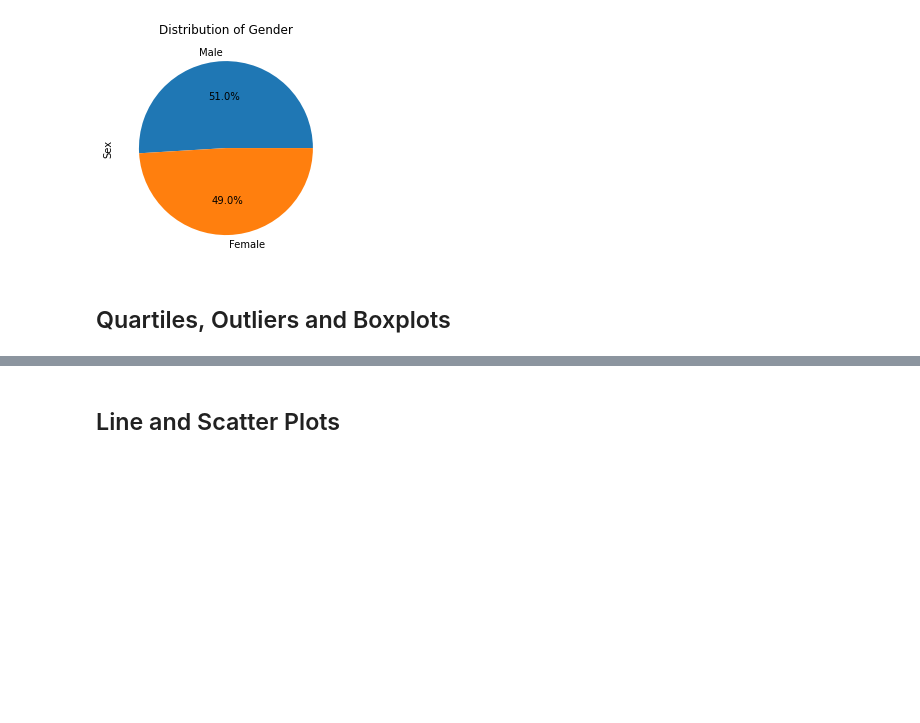
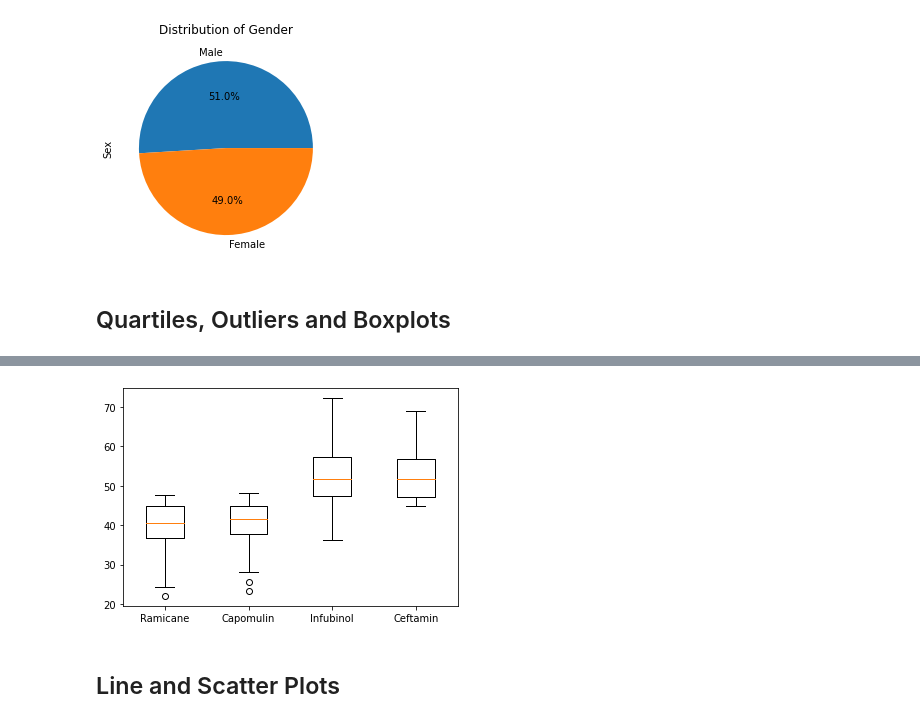
Before and after one commit to LeeProut/matplotlib-challenge, a Jupyter notebook: Pymaceuticals/pymaceuticals.ipynb, the cells around one changed output, grey strips where cells are left out. Saved outputs shown, nothing was run; the diff lists cells and outputs as text; code cells hidden in the pictures; blank space fills up the shorter version.

Commit message:
tumor volume list filled in

```diff
--- a/Pymaceuticals/pymaceuticals.ipynb
+++ b/Pymaceuticals/pymaceuticals.ipynb
@@ -417,5 +395,9 @@ drug_treatments
 # %%
 # Generate a box plot of the final tumor volume of each mouse across four regimens of interest
+plt.boxplot(tumor_vol_list, labels=drug_treatments)
+plt.show()
+# %% [output]
+[figure, added]
 # %% [markdown]
 ## Line and Scatter Plots
 # %%
```
Also changed, not shown: parts of 4 cells of this notebook.
